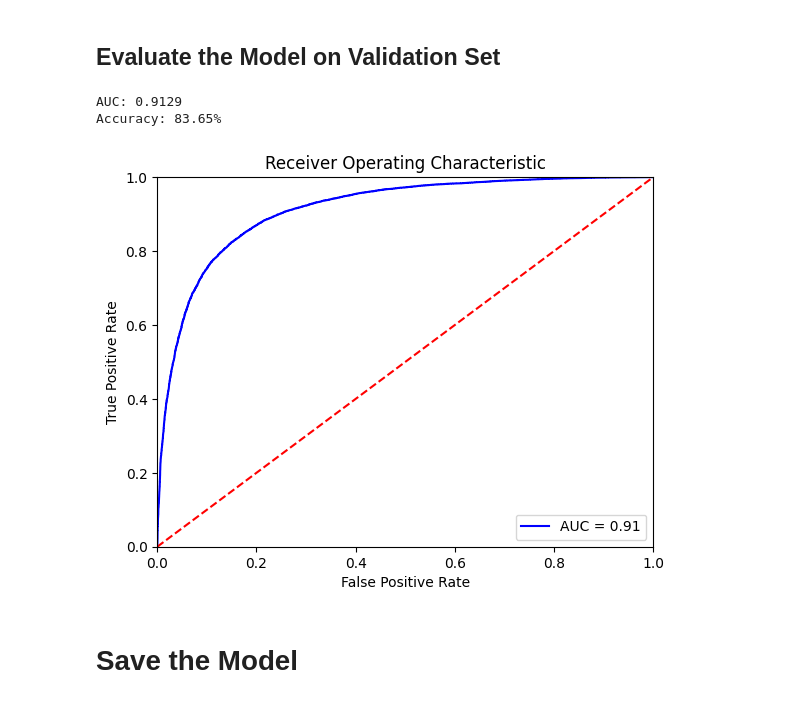
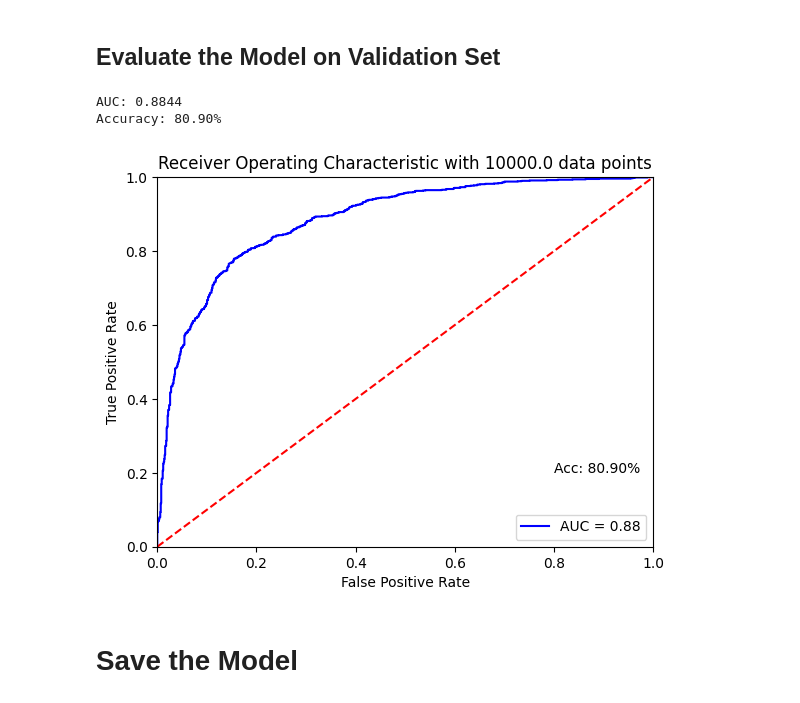
Before and after one commit to Sam-Malta/Gun-Control-Sentiment-Analysis, a Jupyter notebook: normal_twitter_sentiment_test.ipynb, the cells around one changed output. Saved outputs shown, nothing was run; the diff lists cells and outputs as text; code cells hidden in the pictures.

Commit message:
Feat: Roberta Model
Better performance and accuracy ~80-82% Consistently

```diff
--- a/normal_twitter_sentiment_test.ipynb
+++ b/normal_twitter_sentiment_test.ipynb
@@ -260,7 +261,7 @@ test_dataloader = DataLoader(test_data, sampler=test_sampler, batch_size=batch_s
 # Finally, we can fine-tune the model
 # %%
 import torch.nn as nn
-from transformers import BertModel
+from transformers import RobertaModel
 
 class BertClassifier(nn.Module):
     def __init__(self, freeze=False):
@@ -269,7 +270,7 @@ class BertClassifier(nn.Module):
         D_in, H, D_out = 768, 50, 2
 
         # Instantiate BERT model
-        self.bert = BertModel.from_pretrained('bert-base-uncased')
+        self.bert = RobertaModel.from_pretrained("roberta-base")
 
         # Instantiate an one-layer feed-forward classifier
         self.classifier = nn.Sequential(
@@ -325,7 +326,7 @@ torch.manual_seed(20)
 torch.cuda.manual_seed_all(20)
 
 def train(bert_classifier, optimizer, scheduler, epochs=4):
-
+    loss_hist = []
     for epoch in tqdm(range(epochs)):
         print(f"{'Epoch':^7} | {'Batch':^7} | {'Train Loss':^12} | {'Val Loss':^10} | {'Val Acc':^9} | {'Elapsed':^9}")
 
@@ -338,7 +339,7 @@ def train(bert_classifier, optimizer, scheduler, epochs=4):
         # Put the model into the training mode
         bert_classifier.train()
 
-        progress_bar = tqdm(total=len(train_dataloader), desc=f'Epoch {epoch}', position=0)
+        progress_bar = tqdm(total=len(train_dataloader), desc=f'Epoch {epoch+1}', position=0)
         for step, batch in enumerate(train_dataloader):
             batch_counts +=1
 
@@ -383,7 +384,8 @@ def train(bert_classifier, optimizer, scheduler, epochs=4):
 
         # Calculate the average loss
         avg_train_loss = total_loss / len(train_dataloader)
-
+        loss_hist.append(avg_train_loss)
+        plt.plot(loss_hist)
         print("-"*100)
 # %%
 def eval_model(bert_classifier, dataloader):
@@ -431,4 +441,5 @@ gc.collect()
 # %%
-bert_classifer, optimizer, scheduler = init_model(epochs=4)
-train(bert_classifer, optimizer, scheduler, epochs=4)
+num_epochs = 4
+bert_classifier, optimizer, scheduler = init_model(epochs=num_epochs)
+train(bert_classifier, optimizer, scheduler, epochs=num_epochs)
 # %% [output]
@@ -496,7 +510,7 @@ def evaluate_roc(probs, y_true):
     print(f'Accuracy: {accuracy*100:.2f}%')
 
     # Plot ROC AUC
-    plt.title('Receiver Operating Characteristic')
+    plt.title(f'Receiver Operating Characteristic with {frac*1_600_000} data points')
     plt.plot(fpr, tpr, 'b', label = 'AUC = %0.2f' % roc_auc)
     plt.legend(loc = 'lower right')
     plt.plot([0, 1], [0, 1],'r--')
@@ -504,17 +518,19 @@ def evaluate_roc(probs, y_true):
     plt.ylim([0, 1])
     plt.ylabel('True Positive Rate')
     plt.xlabel('False Positive Rate')
+    plt.annotate(f'Acc: {accuracy*100:.2f}%', xy=(0.8, 0.2))
+    plt.savefig(f'{num_epochs}epoch_roc{frac*1_600_000} roberta.png')
     plt.show()
 # %%
 # Compute predicted probabilities on the test set
-probs = bert_predict(bert_classifer, test_dataloader)
+probs = bert_predict(bert_classifier, test_dataloader)
 
 # Evaluate the Bert classifier
 evaluate_roc(probs, y_test)
 # %% [output]
-AUC: 0.9129
-Accuracy: 83.65%
+AUC: 0.8844
+Accuracy: 80.90%
-[figure, old version]
+[figure, new version]
 # %% [markdown]
 # Save the Model
 # %%
```
Also changed, not shown: parts of 13 cells of this notebook, 5 other files.
